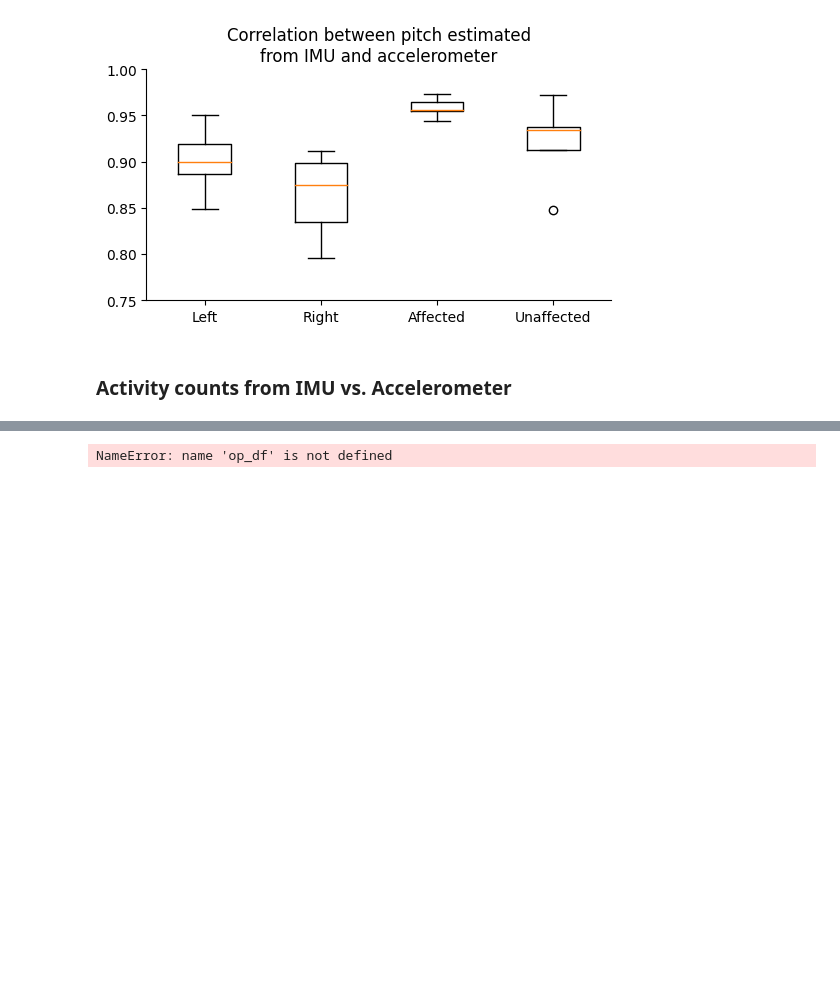
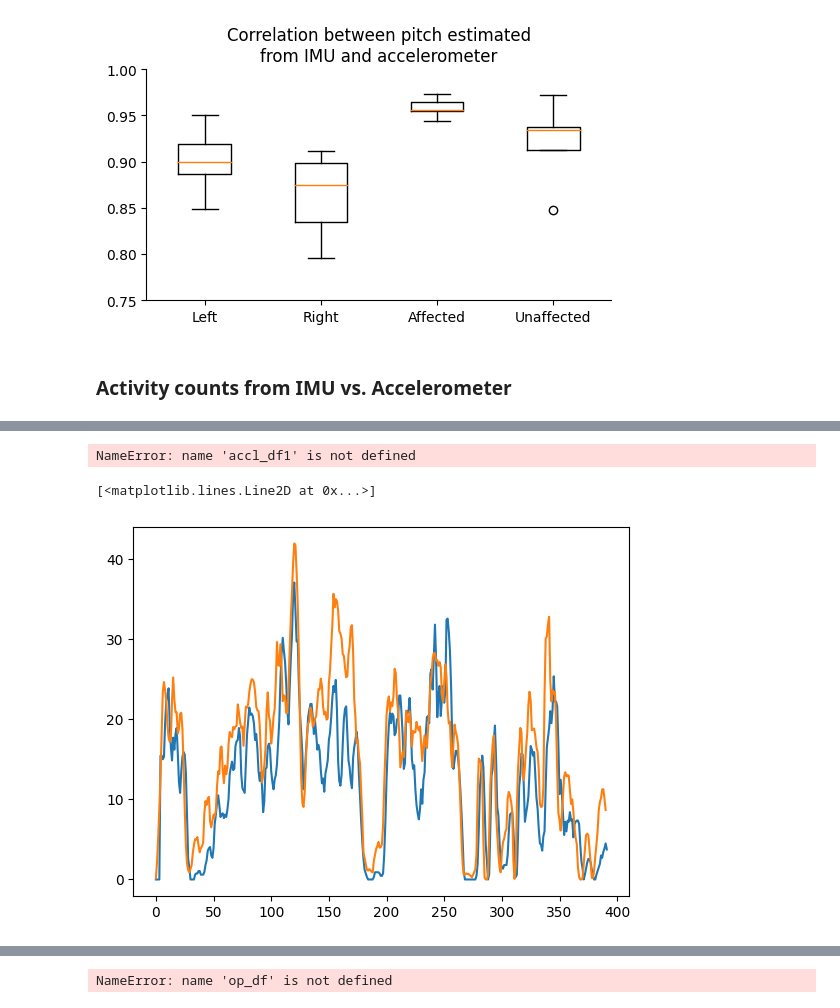
Before and after one commit to siva82kb/gmac, a Jupyter notebook: notebooks/gmac_with_only_accl.ipynb, the cells around one changed output, grey strips where cells are left out. Saved outputs shown, nothing was run; the diff lists cells and outputs as text; code cells hidden in the pictures; blank space fills up the shorter version.

```diff
--- a/notebooks/gmac_with_only_accl.ipynb
+++ b/notebooks/gmac_with_only_accl.ipynb
@@ -156,0 +239,21 @@ ax.set_title("Correlation between pitch estimated\nfrom IMU and accelerometer");
+# %%
+ax = df.ax.values
+ay = df.ay.values
+az = df.az.values
+
+b, a = signal.butter(2, 1/(2*50), 'high')
+ax_filt = signal.filtfilt(b, a, ax)
+ay_filt = signal.filtfilt(b, a, ay)
+az_filt = signal.filtfilt(b, a, az)
+
+ax_filt[np.abs(ax_filt)<0.068] = 0
+ay_filt[np.abs(ay_filt)<0.068] = 0
+az_filt[np.abs(az_filt)<0.068] = 0
+
+amag = [np.linalg.norm(x) for x in np.column_stack((ax_filt, ay_filt, az_filt))]
+amag = [sum(amag[i:i+50]) for i in range(0, len(amag), 50)]
+w = 5
+amag = np.append(np.ones(w-1)*amag[0], amag)
+
+# moving average filter
+amag = np.convolve(amag, np.ones(w), 'valid') / w
@@ -156,0 +286,12 @@ ax.set_title("Correlation between pitch estimated\nfrom IMU and accelerometer");
+# %%
+accl_df1.segment
+# %% [output]
+NameError: name 'accl_df1' is not defined
+# %%
+counts = act_counts.counts.values
+counts[np.isnan(counts)] = 0
+plt.plot(0.15 * counts)
+plt.plot(amag)
+# %% [output]
+[<matplotlib.lines.Line2D at 0x...>]
+[figure, added]
```
Also changed, not shown: parts of 22 cells of this notebook, 3 other files.
